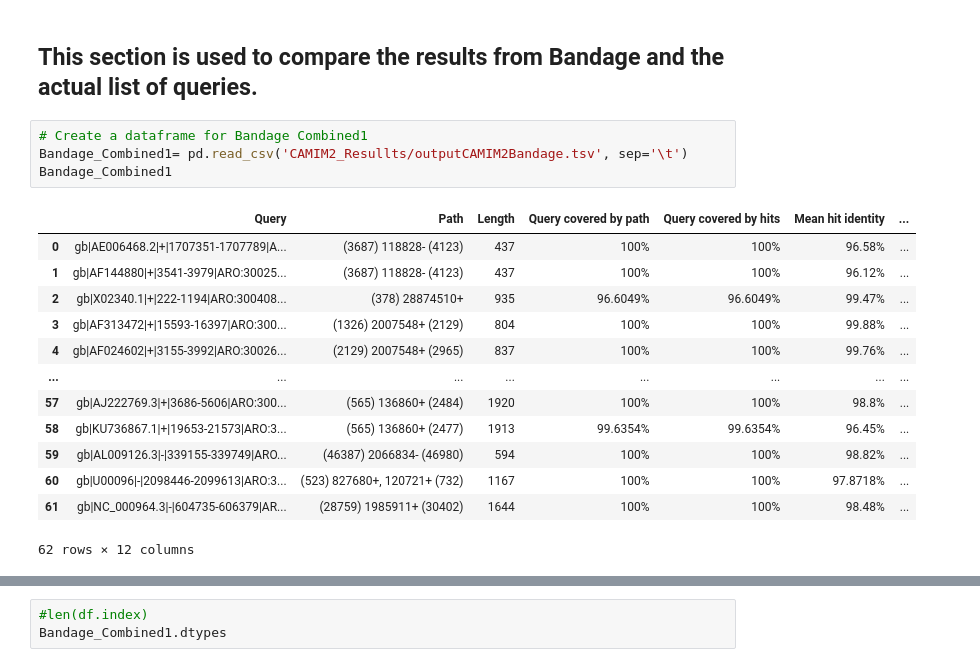
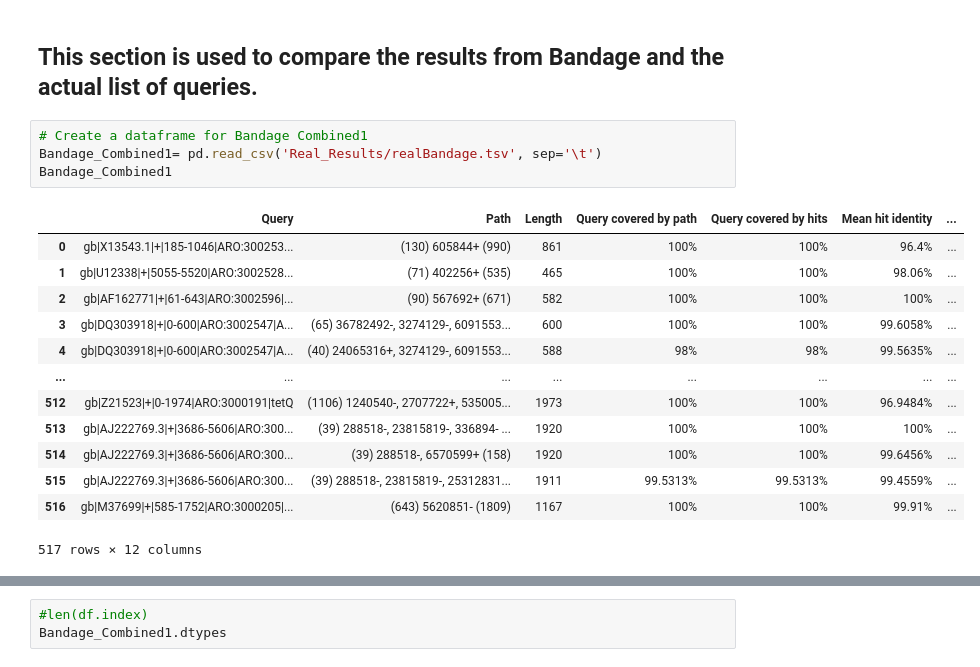
Before and after one commit to Yusreen/Thesis, a Jupyter notebook: Results and findings/CompareQueryAndResults.ipynb, the cells around one changed output, grey strips where cells are left out. Saved outputs shown, nothing was run; the diff lists cells and outputs as text.

```diff
--- a/Results and findings/CompareQueryAndResults.ipynb
+++ b/Results and findings/CompareQueryAndResults.ipynb
@@ -82,22 +82,22 @@ df.to_csv("testSequences.tsv",sep="\t")
 ## This section is used to compare the results from Bandage and the actual list of queries.
 # %%
 # Create a dataframe for Bandage Combined1
-Bandage_Combined1= pd.read_csv('CAMIM2_Resullts/outputCAMIM2Bandage.tsv', sep='\t')
+Bandage_Combined1= pd.read_csv('Real_Results/realBandage.tsv', sep='\t')
 Bandage_Combined1
 # %% [output]
 |  | Query | Path | Length | Query covered by path | Query covered by hits | Mean hit identity | ... |
-| 0 | gb|AE006468.2|+|1707351-1707789|A... | (3687) 118828- (4123) | 437 | 100% | 100% | 96.58% | ... |
-| 1 | gb|AF144880|+|3541-3979|ARO:30025... | (3687) 118828- (4123) | 437 | 100% | 100% | 96.12% | ... |
-| 2 | gb|X02340.1|+|222-1194|ARO:300408... | (378) 28874510+ | 935 | 96.6049% | 96.6049% | 99.47% | ... |
-| 3 | gb|AF313472|+|15593-16397|ARO:300... | (1326) 2007548+ (2129) | 804 | 100% | 100% | 99.88% | ... |
-| 4 | gb|AF024602|+|3155-3992|ARO:30026... | (2129) 2007548+ (2965) | 837 | 100% | 100% | 99.76% | ... |
+| 0 | gb|X13543.1|+|185-1046|ARO:300253... | (130) 605844+ (990) | 861 | 100% | 100% | 96.4% | ... |
+| 1 | gb|U12338|+|5055-5520|ARO:3002528... | (71) 402256+ (535) | 465 | 100% | 100% | 98.06% | ... |
+| 2 | gb|AF162771|+|61-643|ARO:3002596|... | (90) 567692+ (671) | 582 | 100% | 100% | 100% | ... |
+| 3 | gb|DQ303918|+|0-600|ARO:3002547|A... | (65) 36782492-, 3274129-, 6091553... | 600 | 100% | 100% | 99.6058% | ... |
+| 4 | gb|DQ303918|+|0-600|ARO:3002547|A... | (40) 24065316+, 3274129-, 6091553... | 588 | 98% | 98% | 99.5635% | ... |
 | ... | ... | ... | ... | ... | ... | ... | ... |
-| 57 | gb|AJ222769.3|+|3686-5606|ARO:300... | (565) 136860+ (2484) | 1920 | 100% | 100% | 98.8% | ... |
-| 58 | gb|KU736867.1|+|19653-21573|ARO:3... | (565) 136860+ (2477) | 1913 | 99.6354% | 99.6354% | 96.45% | ... |
-| 59 | gb|AL009126.3|-|339155-339749|ARO... | (46387) 2066834- (46980) | 594 | 100% | 100% | 98.82% | ... |
-| 60 | gb|U00096|-|2098446-2099613|ARO:3... | (523) 827680+, 120721+ (732) | 1167 | 100% | 100% | 97.8718% | ... |
-| 61 | gb|NC_000964.3|-|604735-606379|AR... | (28759) 1985911+ (30402) | 1644 | 100% | 100% | 98.48% | ... |
+| 512 | gb|Z21523|+|0-1974|ARO:3000191|tetQ | (1106) 1240540-, 2707722+, 535005... | 1973 | 100% | 100% | 96.9484% | ... |
+| 513 | gb|AJ222769.3|+|3686-5606|ARO:300... | (39) 288518-, 23815819-, 336894- ... | 1920 | 100% | 100% | 100% | ... |
+| 514 | gb|AJ222769.3|+|3686-5606|ARO:300... | (39) 288518-, 6570599+ (158) | 1920 | 100% | 100% | 99.6456% | ... |
+| 515 | gb|AJ222769.3|+|3686-5606|ARO:300... | (39) 288518-, 23815819-, 25312831... | 1911 | 99.5313% | 99.5313% | 99.4559% | ... |
+| 516 | gb|M37699|+|585-1752|ARO:3000205|... | (643) 5620851- (1809) | 1167 | 100% | 100% | 99.91% | ... |
-62 rows × 12 columns
+517 rows × 12 columns
 # %%
 # Perform a left merge on 'Query' column to compare sequences
 merged_df_test = pd.merge(df,Bandage_Combined1, on='Query', how='right')
```
Also changed, not shown: parts of 4 cells of this notebook, 39 other files.
